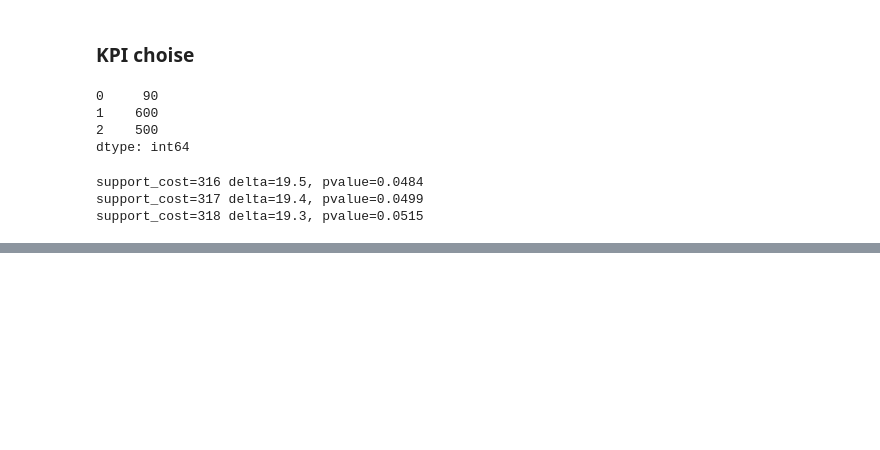
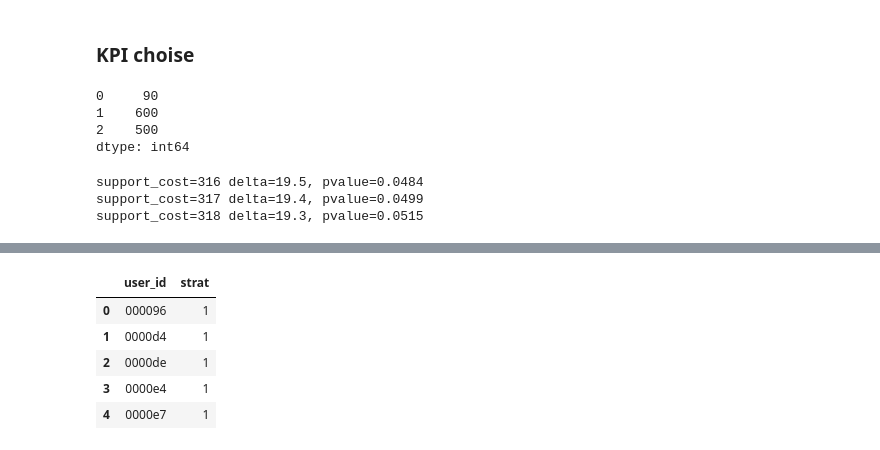
Before and after one commit to YanaOrf/AB_tests, a Jupyter notebook: Pizzeria_website_AB.ipynb, the cells around one changed output, grey strips where cells are left out. Drawn from its saved outputs; the diff is of its cells as text; code cells hidden in the pictures; blank space fills up the shorter version.

```diff
--- a/Pizzeria_website_AB.ipynb
+++ b/Pizzeria_website_AB.ipynb
@@ -882,0 +972,9 @@ support_cost=318 delta=19.3, pvalue=0.0515
+# %%
+df_user_strats.head()
+# %% [output]
+|  | user_id | strat |
+| 0 | 000096 | 1 |
+| 1 | 0000d4 | 1 |
+| 2 | 0000de | 1 |
+| 3 | 0000e4 | 1 |
+| 4 | 0000e7 | 1 |
```
Also changed, not shown: parts of 9 cells of this notebook.
